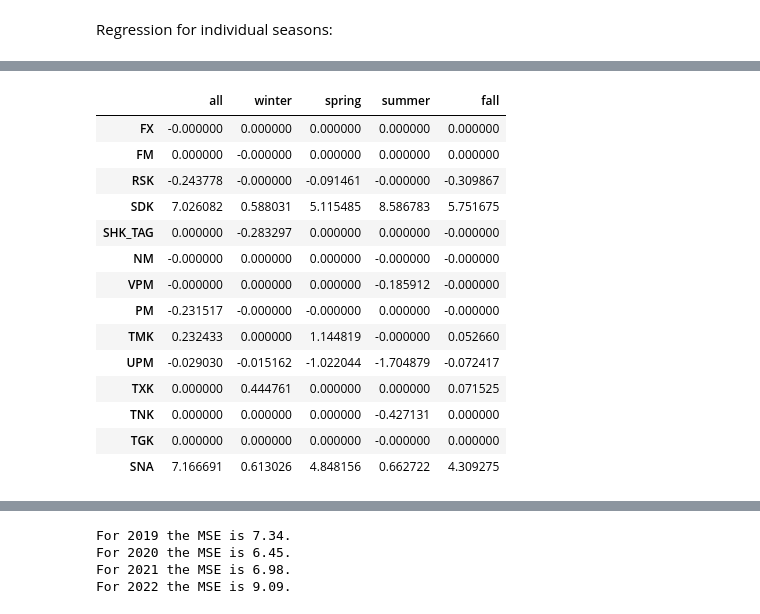
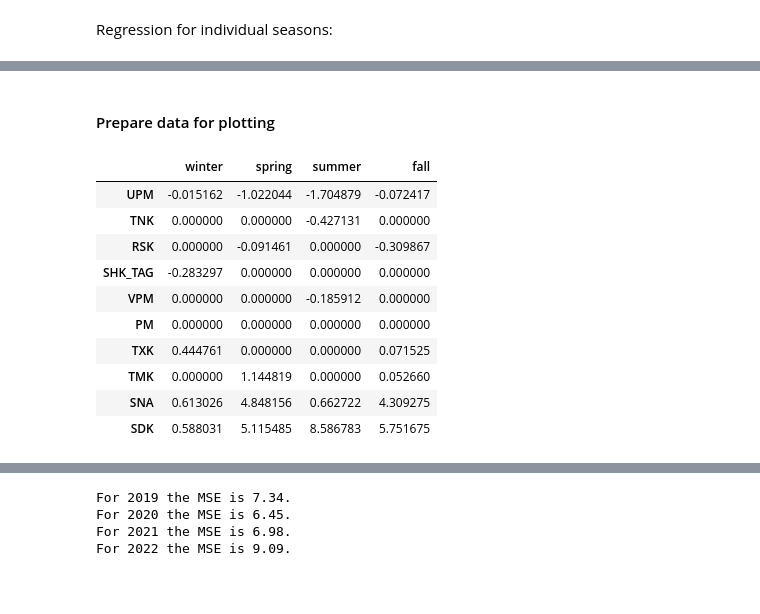
Before and after one commit to Xploeng/DataLiteracy, a Jupyter notebook: experiments/make_linear_regression.ipynb, the cells around one changed output, grey strips where cells are left out. Cells and saved outputs as stored; diff of their text form; code cells hidden in the pictures; blank space fills up the shorter version.

```diff
--- a/experiments/make_linear_regression.ipynb
+++ b/experiments/make_linear_regression.ipynb
@@ -145,14 +148,3 @@ for season in seasons:
     X_by_season[season] = X_season
     y_by_season[season] = y_season
     scaler_by_season[season] = scaler_season
-# %%
-# https://stackoverflow.com/questions/28931224/how-to-add-value-labels-on-a-bar-chart
-
-for season in seasons:
-    weights = reg_by_season[season].coef_
-    coefficients[season] = weights
-    plt.barh(features, weights)
-
-    plt.axvline(x = 0, color = 'gray', lw=1)
-    plt.title(season)
-    plt.show()
@@ -164,18 +151,2 @@ for season in seasons:
-# %%
-coefficients
-# %% [output]
-|  | all | winter | spring | summer | fall |
-| FX | -0.000000 | 0.000000 | 0.000000 | 0.000000 | 0.000000 |
-| FM | 0.000000 | -0.000000 | 0.000000 | 0.000000 | 0.000000 |
-| RSK | -0.243778 | -0.000000 | -0.091461 | -0.000000 | -0.309867 |
-| SDK | 7.026082 | 0.588031 | 5.115485 | 8.586783 | 5.751675 |
-| SHK_TAG | 0.000000 | -0.283297 | 0.000000 | 0.000000 | -0.000000 |
-| NM | -0.000000 | 0.000000 | 0.000000 | -0.000000 | -0.000000 |
-| VPM | -0.000000 | 0.000000 | 0.000000 | -0.185912 | -0.000000 |
-| PM | -0.231517 | -0.000000 | -0.000000 | 0.000000 | -0.000000 |
-| TMK | 0.232433 | 0.000000 | 1.144819 | -0.000000 | 0.052660 |
-| UPM | -0.029030 | -0.015162 | -1.022044 | -1.704879 | -0.072417 |
-| TXK | 0.000000 | 0.444761 | 0.000000 | 0.000000 | 0.071525 |
-| TNK | 0.000000 | 0.000000 | 0.000000 | -0.427131 | 0.000000 |
-| TGK | 0.000000 | 0.000000 | 0.000000 | -0.000000 | 0.000000 |
-| SNA | 7.166691 | 0.613026 | 4.848156 | 0.662722 | 4.309275 |
+# %% [markdown]
+#### Prepare data for plotting
@@ -181,0 +169,14 @@ coefficients
+# %%
+plotting_weights
+# %% [output]
+|  | winter | spring | summer | fall |
+| UPM | -0.015162 | -1.022044 | -1.704879 | -0.072417 |
+| TNK | 0.000000 | 0.000000 | -0.427131 | 0.000000 |
+| RSK | 0.000000 | -0.091461 | 0.000000 | -0.309867 |
+| SHK_TAG | -0.283297 | 0.000000 | 0.000000 | 0.000000 |
+| VPM | 0.000000 | 0.000000 | -0.185912 | 0.000000 |
+| PM | 0.000000 | 0.000000 | 0.000000 | 0.000000 |
+| TXK | 0.444761 | 0.000000 | 0.000000 | 0.071525 |
+| TMK | 0.000000 | 1.144819 | 0.000000 | 0.052660 |
+| SNA | 0.613026 | 4.848156 | 0.662722 | 4.309275 |
+| SDK | 0.588031 | 5.115485 | 8.586783 | 5.751675 |
```
Also changed, not shown: parts of 4 cells of this notebook.
